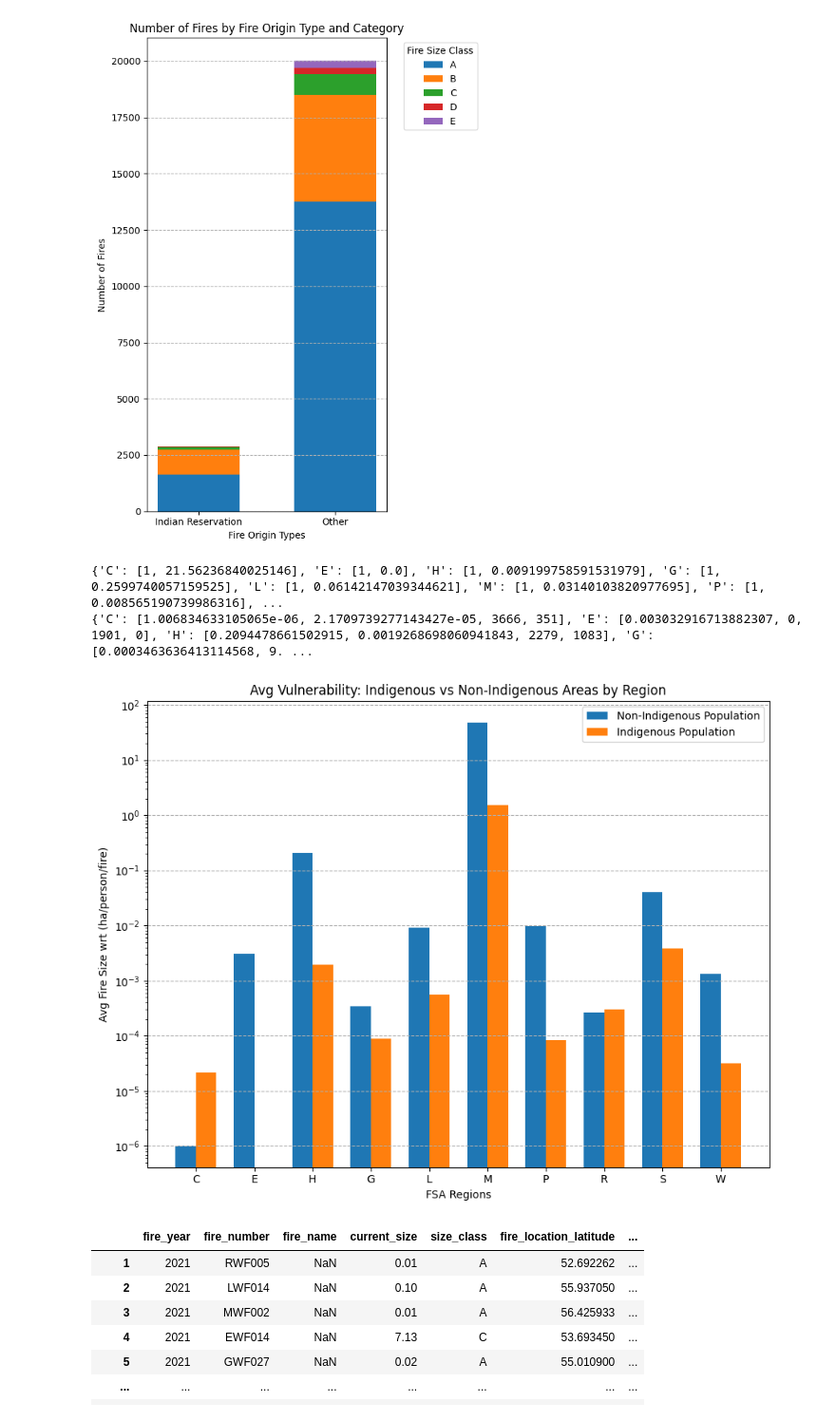
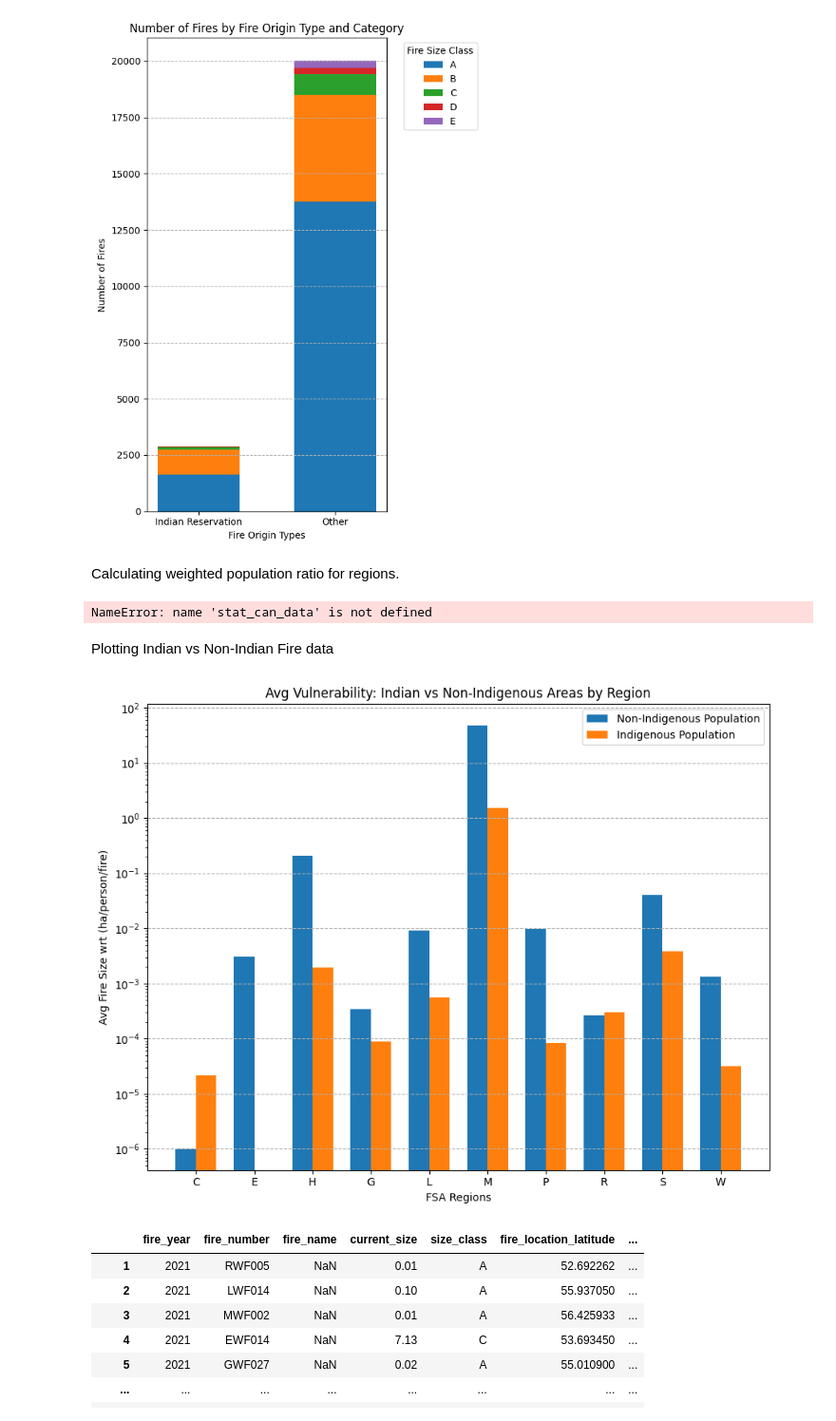
Before and after one commit to pandya-aditya/CxC_Hackathon, a Jupyter notebook: main.ipynb, the cells around one changed output. Shown at 95% size. Saved outputs shown, nothing was run; the diff lists cells and outputs as text; code cells hidden in the pictures.

```diff
--- a/main.ipynb
+++ b/main.ipynb
@@ -248,0 +277,18 @@ plot_fires_by_region_and_category(g_causes_total)
+# %%
+categories = list(weighted_FSA.keys())
+values = list(weighted_FSA.values())
+
+# Normalizing values by dividing by the total area burned for each region
+for index in range(len(values)):
+    total = list(FSA_dict.values())[index]
+    values[index] = values[index] / total[0]  # Normalizing the value by total area burned
+    print(total[0])  # Printing total area burned for verification
+
+# Plotting the normalized values
+plt.figure(figsize=(15, 10))
+plt.bar(categories, values, color='skyblue')
+plt.title('Total Fire Area Covered in relation to FSA Regions')
+plt.xlabel('FSA Regions')
+plt.ylabel('Total Area Burned (Ha)')
+plt.grid(axis='y', linestyle='--')
+plt.show()
@@ -369,77 +451,73 @@ plt.tight_layout()
 plt.show()
 # %% [output]
 [figure]
+# %% [markdown]
+Calculating weighted population ratio for regions.
 # %%
-stat_can_data = {'C': [1277415,41355], 'E': [7265,865], 'H': [2300,1250], 'G': [14745,9425], 'L': [5650,1915], 'M': [20,310], 'P': [5265,1200], 'R': [44971,2005], 'S': [4880,1780], 'W': [8595,1260]}
+# Initialize dictionaries to store data
 final_pop = {'C': [0, 0], 'E': [0, 0], 'H': [0, 0], 'G': [0, 0], 'L': [0, 0], 'M': [0, 0], 'P': [0, 0], 'R': [0, 0], 'S': [0, 0], 'W': [0, 0]}
+weighted_indian = {'C': [0, 0, 0, 0], 'E': [0, 0, 0, 0], 'H': [0, 0, 0, 0], 'G': [0, 0, 0, 0], 'L': [0, 0, 0, 0], 'M': [0, 0, 0, 0], 'P': [0, 0, 0, 0], 'R': [0, 0, 0, 0], 'S': [0, 0, 0, 0], 'W': [0, 0, 0, 0]}
 
-weighted_indian = {'C': [0, 0, 0, 0],
-                   'E': [0, 0, 0, 0],
-                   'H': [0, 0, 0, 0],
-                   'G': [0, 0, 0, 0],
-                   'L': [0, 0, 0, 0],
-                   'M': [0, 0, 0, 0],
-                   'P': [0, 0, 0, 0],
-                   'R': [0, 0, 0, 0],
-                   'S': [0, 0, 0, 0],
-                   'W': [0, 0, 0, 0]}
+# Calculate ratio and update stat_can_data
+for key, value in stat_can_data.items():
+    stat_can_data[key].append(stat_can_data[key][0] / stat_can_data[key][1])
 
-for key,value in stat_can_data.items():
-    stat_can_data[key].append(stat_can_data[key][0]/stat_can_data[key][1])
-
+# Iterate over DataFrame
 for index in df.index:
-    region = df.loc[index, 'fire_number']
-    region = region[:1]
-    if(df.loc[index, 'fire_origin'] == 'Indian Reservation'):
-        weighted_indian[region][1] +=  df.loc[index, 'current_size']/stat_can_data[region][1]
+    region = df.loc[index, 'fire_number'][:1]  # Extract first character of fire number
+    if df.loc[index, 'fire_origin'] == 'Indian Reservation':
+        weighted_indian[region][1] += df.loc[index, 'current_size'] / stat_can_data[region][1]
         weighted_indian[region][3] += 1
-
     else:
-        weighted_indian[region][0] +=  df.loc[index, 'current_size']/stat_can_data[region][0]
+        weighted_indian[region][0] += df.loc[index, 'current_size'] / stat_can_data[region][0]
         weighted_indian[region][2] += 1
 
-for key,value in weighted_indian.items():
-    weighted_indian[key][0] = weighted_indian[key][0]/weighted_indian[key][2]
+# Calculate weighted average and update weighted_indian
+for key, value in weighted_indian.items():
+    weighted_indian[key][0] = weighted_indian[key][0] / weighted_indian[key][2]
     try:
-        weighted_indian[key][1] = weighted_indian[key][1]/weighted_indian[key][3]
-    except(ZeroDivisionError):
-       weighted_indian[key][1] = 0
+        weighted_indian[key][1] = weighted_indian[key][1] / weighted_indian[key][3]
+    except ZeroDivisionError:
+        weighted_indian[key][1] = 0
 
-for key,value in weighted_indian.items():
+# Calculate final population ratio and update final_pop
+for key, value in weighted_indian.items():
     final_pop[key][0] = 1
-    final_pop[key][1] = (weighted_indian[key][1]/weighted_indian[key][0])
+    final_pop[key][1] = weighted_indian[key][1] / weighted_indian[key][0]
 
+# Print the results
 print(final_pop)
 print(weighted_indian)
 # %% [output]
-{'C': [1, 21.56236840025146], 'E': [1, 0.0], 'H': [1, 0.009199758591531979], 'G': [1, 0.2599740057159525], 'L': [1, 0.06142147039344621], 'M': [1, 0.03140103820977695], 'P': [1, 0.008565190739986316], ...
-{'C': [1.006834633105065e-06, 2.1709739277143427e-05, 3666, 351], 'E': [0.003032916713882307, 0, 1901, 0], 'H': [0.2094478661502915, 0.0019268698060941843, 2279, 1083], 'G': [0.0003463636413114568, 9. ...
+NameError: name 'stat_can_data' is not defined
+# %% [markdown]
+Plotting Indian vs Non-Indian Fire data
 # %%
 categories = list(weighted_indian.keys())
 values1 = [item[0] for item in weighted_indian.values()]
 values2 = [item[1] for item in weighted_indian.values()]
 
 bar_width = 0.35
 index = np.arange(len(categories))
 
 fig, ax = plt.subplots(figsize = (9,7))
 
 bar1 = ax.bar(index, values1, bar_width, label='Non-Indigenous Population')
 bar2 = ax.bar(index + bar_width, values2, bar_width, label='Indigenous Population')
 
 ax.set_xlabel('FSA Regions')
 ax.set_ylabel('Avg Fire Size wrt (ha/person/fire)')
-ax.set_title('Avg Vulnerability: Indigenous vs Non-Indigenous Areas by Region')
+ax.set_title('Avg Vulnerability: Indian vs Non-Indigenous Areas by Region')
 ax.set_xticks(index + bar_width / 2)
 ax.set_xticklabels(categories)
 ax.legend()
 ax.set_yscale('log')
 ax.yaxis.grid(True, linestyle='--')
 
 plt.tight_layout()
 plt.show()
 # %% [output]
-[figure, old version]
+[figure, new version]
 # %%
 import datetime as datetime
 import time
```
Also changed, not shown: parts of 26 cells of this notebook.
